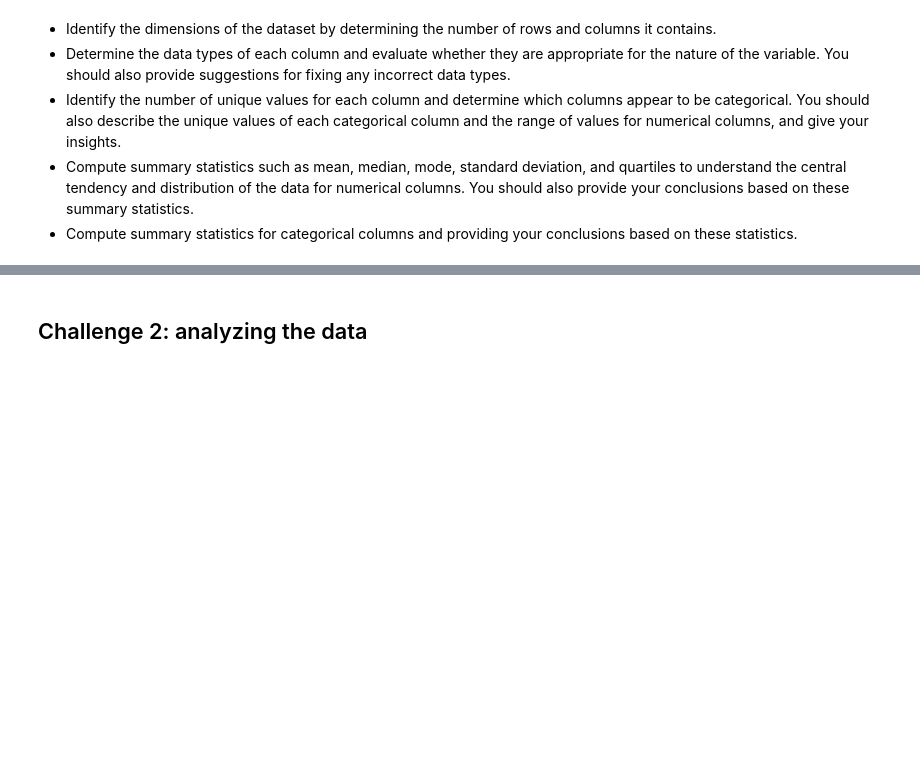
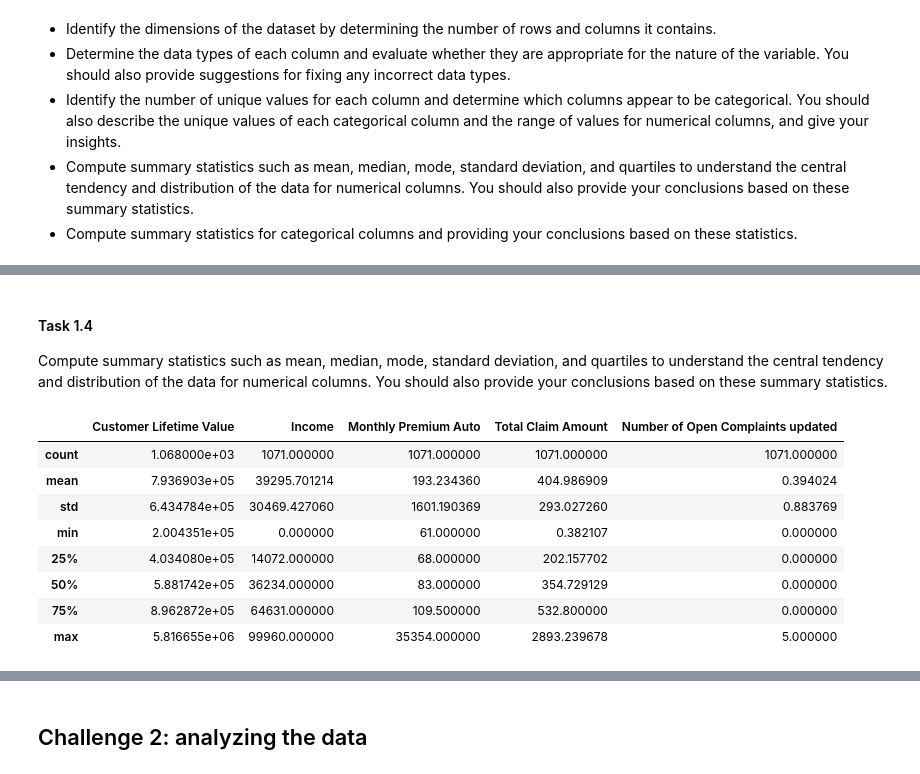
Before and after one commit to henrysoysa/lab-dw-pandas, a Jupyter notebook: lab-dw-pandas.ipynb, the cells around one changed output, grey strips where cells are left out. Saved outputs shown, nothing was run; the diff lists cells and outputs as text; code cells hidden in the pictures; blank space fills up the shorter version.

```diff
--- a/lab-dw-pandas.ipynb
+++ b/lab-dw-pandas.ipynb
@@ -100,0 +115,16 @@ memory usage: 344.6+ KB
+# %%
+# Renaming columns based on suggestions made
+df.rename(columns={'ST':'State', 'GENDER':'Gender'}, inplace=True)
+# %%
+# Changing column input for number of open complaints to represent an integer value
+# but still in string data type.
+df['Number of Open Complaints updated'] = df['Number of Open Complaints'].str[2:-3]
+# converting column dtype from string to float to allow for numerical analysis.
+df['Number of Open Complaints updated'] = df['Number of Open Complaints updated'].astype(float)
+# %%
+# Filtering for CLV column rows that contain %. Matches the number of non null rows from info()
+# df.loc[df['Customer Lifetime Value'].str.contains('%') == True]
+df['Customer Lifetime Value'] = df['Customer Lifetime Value'].str[:-1]
+
+# Removing the % at the end of of the CLV column.
+df['Customer Lifetime Value'] = df['Customer Lifetime Value'].astype(float)
@@ -100,0 +231,16 @@ memory usage: 344.6+ KB
+# %% [markdown]
+#### Task 1.4
+Compute summary statistics such as mean, median, mode, standard deviation, and quartiles to understand the central tendency and distribution of the data for numerical columns. You should also provide your conclusions based on these summary statistics.
+# %%
+# For numerical columns
+df.describe()
+# %% [output]
+|  | Customer Lifetime Value | Income | Monthly Premium Auto | Total Claim Amount | Number of Open Complaints updated |
+| count | 1.068000e+03 | 1071.000000 | 1071.000000 | 1071.000000 | 1071.000000 |
+| mean | 7.936903e+05 | 39295.701214 | 193.234360 | 404.986909 | 0.394024 |
+| std | 6.434784e+05 | 30469.427060 | 1601.190369 | 293.027260 | 0.883769 |
+| min | 2.004351e+05 | 0.000000 | 61.000000 | 0.382107 | 0.000000 |
+| 25% | 4.034080e+05 | 14072.000000 | 68.000000 | 202.157702 | 0.000000 |
+| 50% | 5.881742e+05 | 36234.000000 | 83.000000 | 354.729129 | 0.000000 |
+| 75% | 8.962872e+05 | 64631.000000 | 109.500000 | 532.800000 | 0.000000 |
+| max | 5.816655e+06 | 99960.000000 | 35354.000000 | 2893.239678 | 5.000000 |
```
Also changed, not shown: parts of 36 cells of this notebook.
